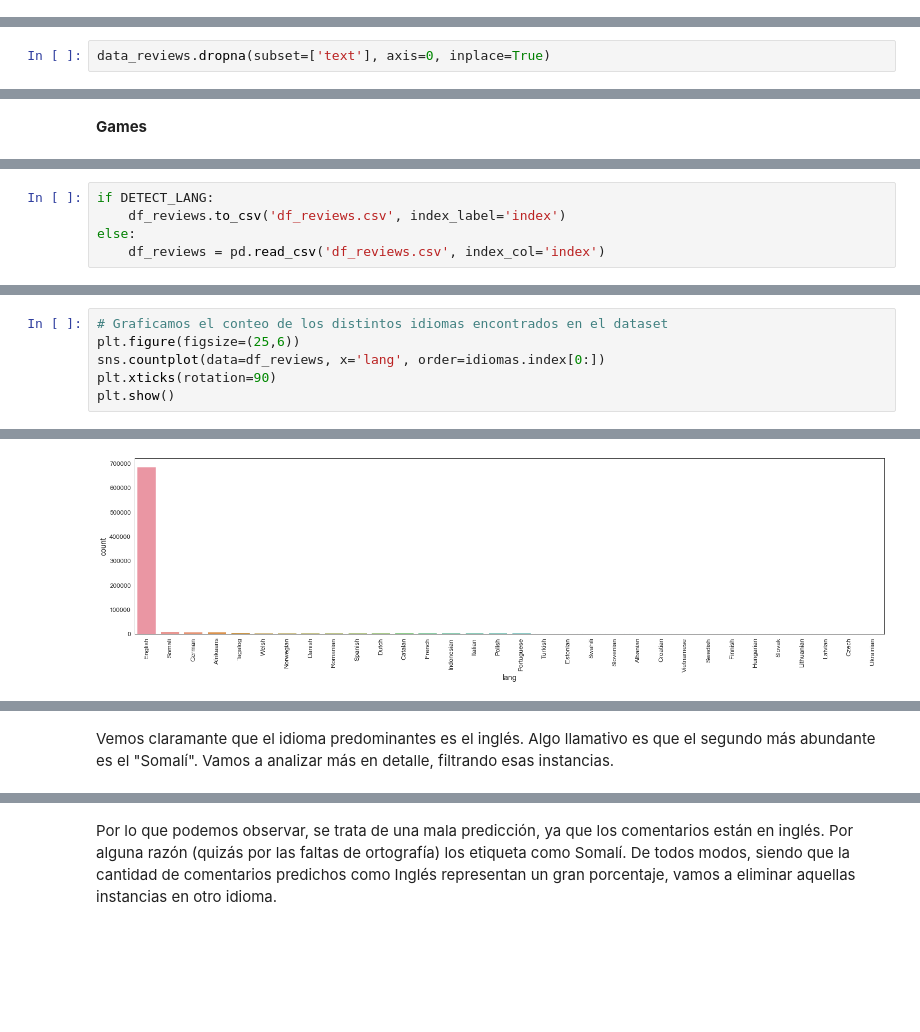
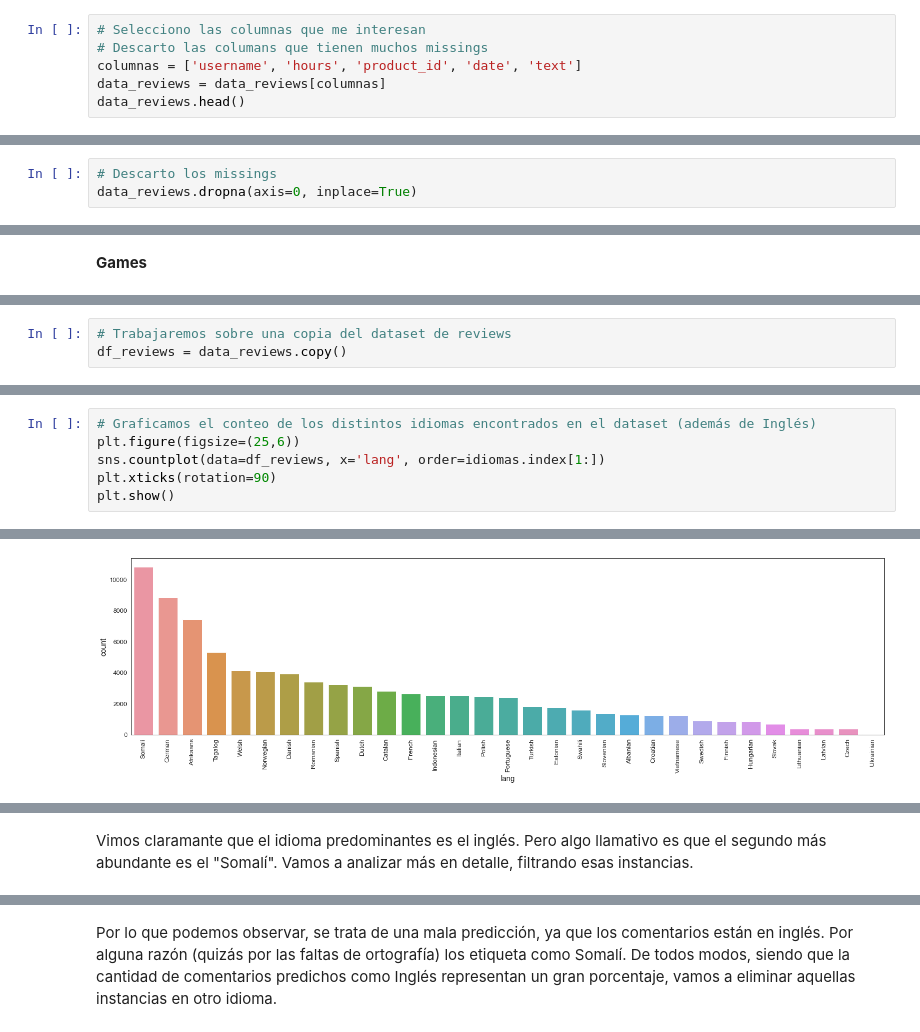
Before and after one commit to jmquintana/data_science_sprint_3, a Jupyter notebook: JoseQuintana_DS_Proyecto_03_SR.ipynb, the cells around one changed output, grey strips where cells are left out. Saved outputs shown, nothing was run; the diff lists cells and outputs as text; blank space fills up the shorter version.

```diff
--- a/JoseQuintana_DS_Proyecto_03_SR.ipynb
+++ b/JoseQuintana_DS_Proyecto_03_SR.ipynb
@@ -160,0 +158,6 @@ time: 203 ms (started: 2021-09-11 19:09:01 -03:00)
+# %%
+# Selecciono las columnas que me interesan
+# Descarto las columans que tienen muchos missings
+columnas = ['username', 'hours', 'product_id', 'date', 'text']
+data_reviews = data_reviews[columnas]
+data_reviews.head()
@@ -161,3 +183,4 @@ time: 203 ms (started: 2021-09-11 19:09:01 -03:00)
 # %%
-data_reviews.dropna(subset=['text'], axis=0, inplace=True)
+# Descarto los missings
+data_reviews.dropna(axis=0, inplace=True)
 # %% [output]
@@ -229,0 +347,3 @@ time: 0 ns (started: 2021-09-11 19:09:06 -03:00)
+# %%
+# Trabajaremos sobre una copia del dataset de reviews
+df_reviews = data_reviews.copy()
@@ -274,5 +385,0 @@ time: 0 ns (started: 2021-09-11 19:09:29 -03:00)
-# %%
-if DETECT_LANG:
-    df_reviews.to_csv('df_reviews.csv', index_label='index')
-else:
-    df_reviews = pd.read_csv('df_reviews.csv', index_col='index')
@@ -310,7 +421,7 @@ time: 0 ns (started: 2021-09-11 19:09:36 -03:00)
 # %%
-# Graficamos el conteo de los distintos idiomas encontrados en el dataset
+# Graficamos el conteo de los distintos idiomas encontrados en el dataset (además de Inglés)
 plt.figure(figsize=(25,6))
-sns.countplot(data=df_reviews, x='lang', order=idiomas.index[0:])
+sns.countplot(data=df_reviews, x='lang', order=idiomas.index[1:])
 plt.xticks(rotation=90)
 plt.show()
 # %% [output]
@@ -317 +429 @@ plt.show()
-[figure, old version]
+[figure, new version]
@@ -319,5 +430,5 @@ time: 1.11 s (started: 2021-09-11 19:09:36 -03:00)
 # %% [markdown]
-Vemos claramante que el idioma predominantes es el inglés. Algo llamativo es que el segundo más abundante es el "Somalí". Vamos a analizar más en detalle, filtrando esas instancias.
+Vimos claramante que el idioma predominantes es el inglés. Pero algo llamativo es que el segundo más abundante es el "Somalí". Vamos a analizar más en detalle, filtrando esas instancias.
 # %%
 df_reviews[df_reviews.lang == 'Somali'].head(20)
 # %% [output]
```
Also changed, not shown: parts of 85 cells of this notebook.
